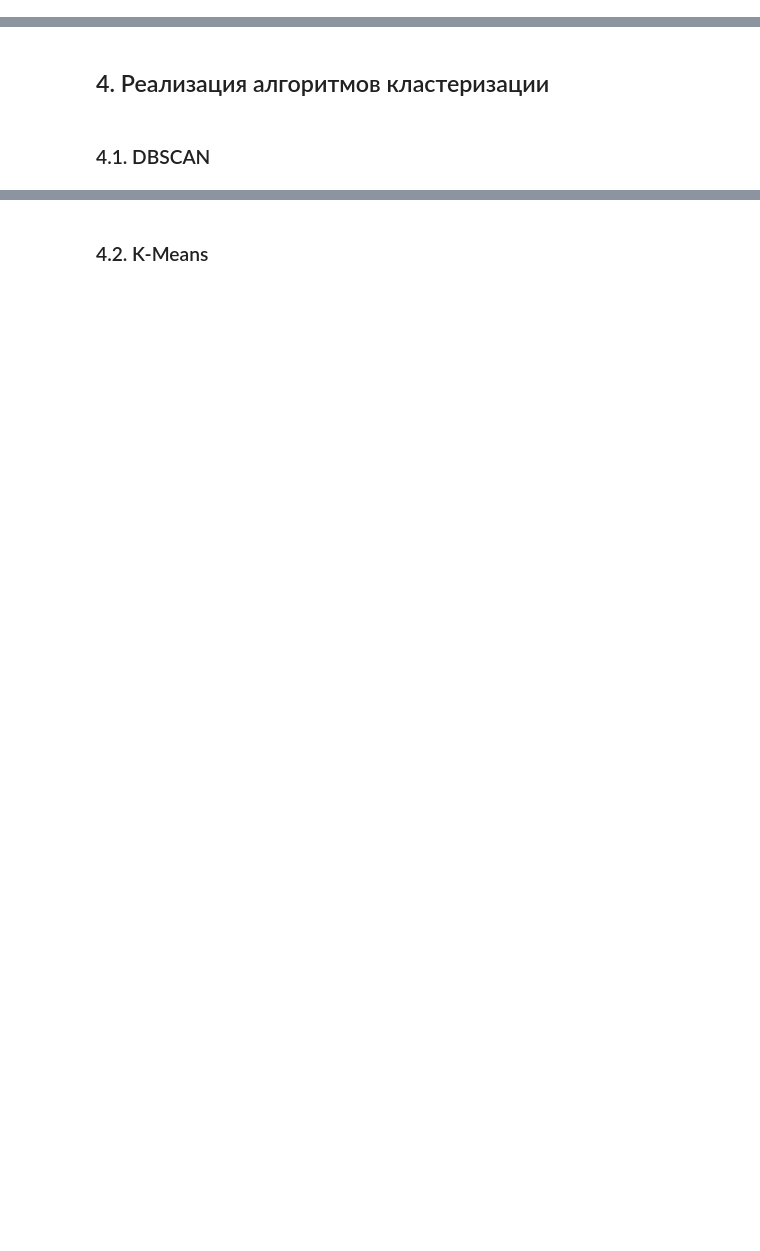
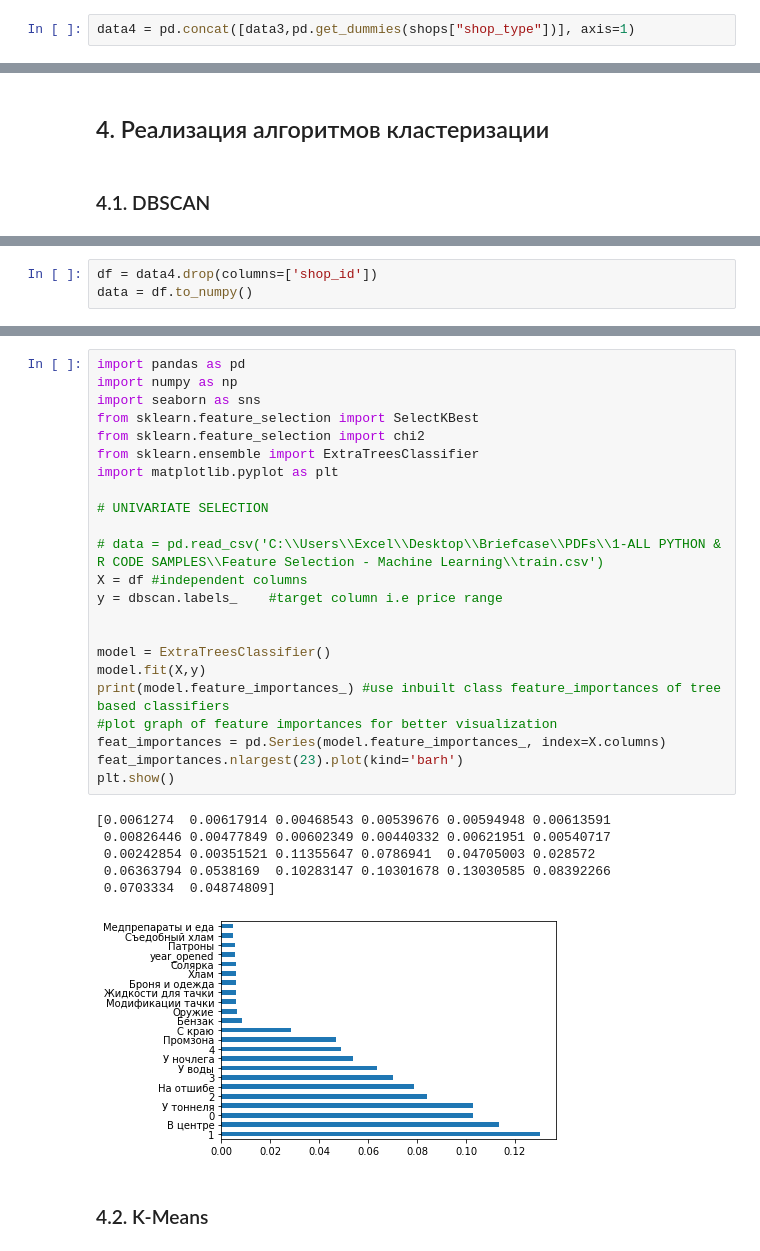
Before and after one commit to anafisa/GPN_2020, a Jupyter notebook: shop_clustering .ipynb, the cells around one changed output, grey strips where cells are left out. Cells and saved outputs as stored; diff of their text form; blank space fills up the shorter version.

```diff
--- a/shop_clustering .ipynb
+++ b/shop_clustering .ipynb
@@ -343,0 +407,2 @@ data2
+# %%
+data4 = pd.concat([data3,pd.get_dummies(shops["shop_type"])], axis=1)
@@ -351,0 +427,3 @@ data = data2.to_numpy()
+# %%
+df = data4.drop(columns=['shop_id'])
+data = df.to_numpy()
@@ -382,3 +476,33 @@ print(dbscan.labels_)
+# %%
+import pandas as pd
+import numpy as np
+import seaborn as sns
+from sklearn.feature_selection import SelectKBest
+from sklearn.feature_selection import chi2
+from sklearn.ensemble import ExtraTreesClassifier
+import matplotlib.pyplot as plt
+
+# UNIVARIATE SELECTION
+
+# data = pd.read_csv('C:\\Users\\Excel\\Desktop\\Briefcase\\PDFs\\1-ALL PYTHON & R CODE SAMPLES\\Feature Selection - Machine Learning\\train.csv')
+X = df #independent columns
+y = dbscan.labels_    #target column i.e price range
+
+
+model = ExtraTreesClassifier()
+model.fit(X,y)
+print(model.feature_importances_) #use inbuilt class feature_importances of tree based classifiers
+#plot graph of feature importances for better visualization
+feat_importances = pd.Series(model.feature_importances_, index=X.columns)
+feat_importances.nlargest(23).plot(kind='barh')
+plt.show()
+# %% [output]
+[0.0061274  0.00617914 0.00468543 0.00539676 0.00594948 0.00613591
+ 0.00826446 0.00477849 0.00602349 0.00440332 0.00621951 0.00540717
+ 0.00242854 0.00351521 0.11355647 0.0786941  0.04705003 0.028572
+ 0.06363794 0.0538169  0.10283147 0.10301678 0.13030585 0.08392266
+ 0.0703334  0.04874809]
+[figure, added]
 # %% [markdown]
 ### 4.2. K-Means
 # %%
```
Also changed, not shown: parts of 30 cells of this notebook.
